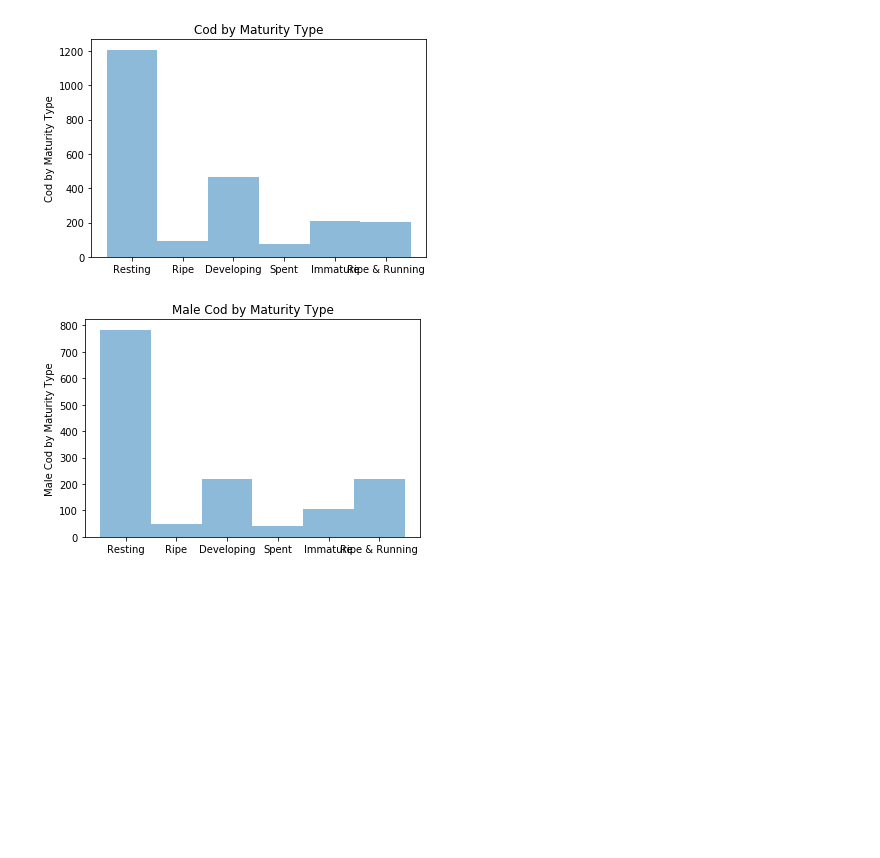
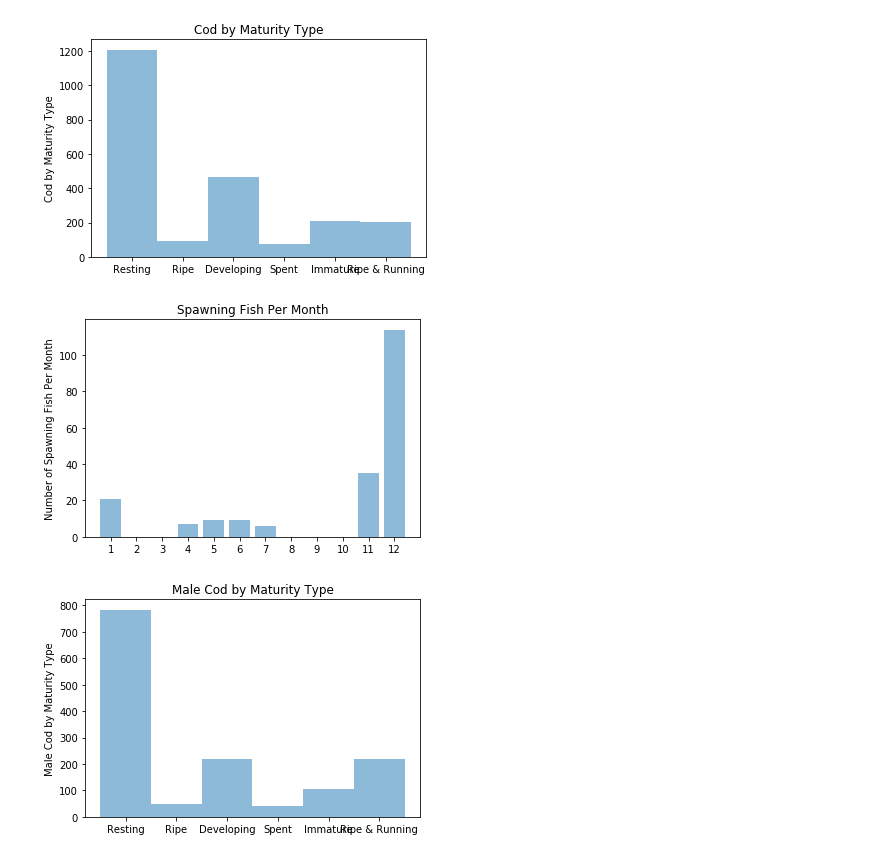
Before and after one commit to lukemckinstry/hack4sea, a Jupyter notebook: notebooks/tows.ipynb, the cells around one changed output. Drawn from its saved outputs; the diff is of its cells as text; code cells hidden in the pictures; blank space fills up the shorter version.

```diff
--- a/notebooks/tows.ipynb
+++ b/notebooks/tows.ipynb
@@ -287,6 +287,33 @@ plt.show()
 # %% [output]
 set(['Resting', 'Ripe', 'Developing', 'Spent', 'Immature', 'Ripe & Running'])
 [figure]
+# %%
+#months that cod are spawning
+fishtow_df = fishtow_df[ fishtow_df['maturity'] == 'Ripe & Running']
+
+fishtow_df.count()
+
+# df = df[df['sex'] == 'M']
+
+bar_width = -1
+y_pos = np.arange(1,13)
+bar_width =1
+fish = []
+
+#print( fishtow_df['month'] )
+
+for this_month in range(1,13):
+    fish.append( len([ int(i) for i in fishtow_df['month'] if int(i) == this_month]))
+
+
+plt.bar(y_pos, fish, align='center', alpha=0.5)
+plt.xticks(y_pos, y_pos)
+plt.ylabel('Number of Spawning Fish Per Month')
+plt.title('Spawning Fish Per Month')
+plt.savefig( '../data/raw/month_routes/fish_spawning_by_month_distribution.png')
+plt.show()
+# %% [output]
+[figure, added]
 # %%
 
 fishtow_df = fishtow_df[fishtow_df['sex'] == 'M']
```
Also changed, not shown: 1 other file.
